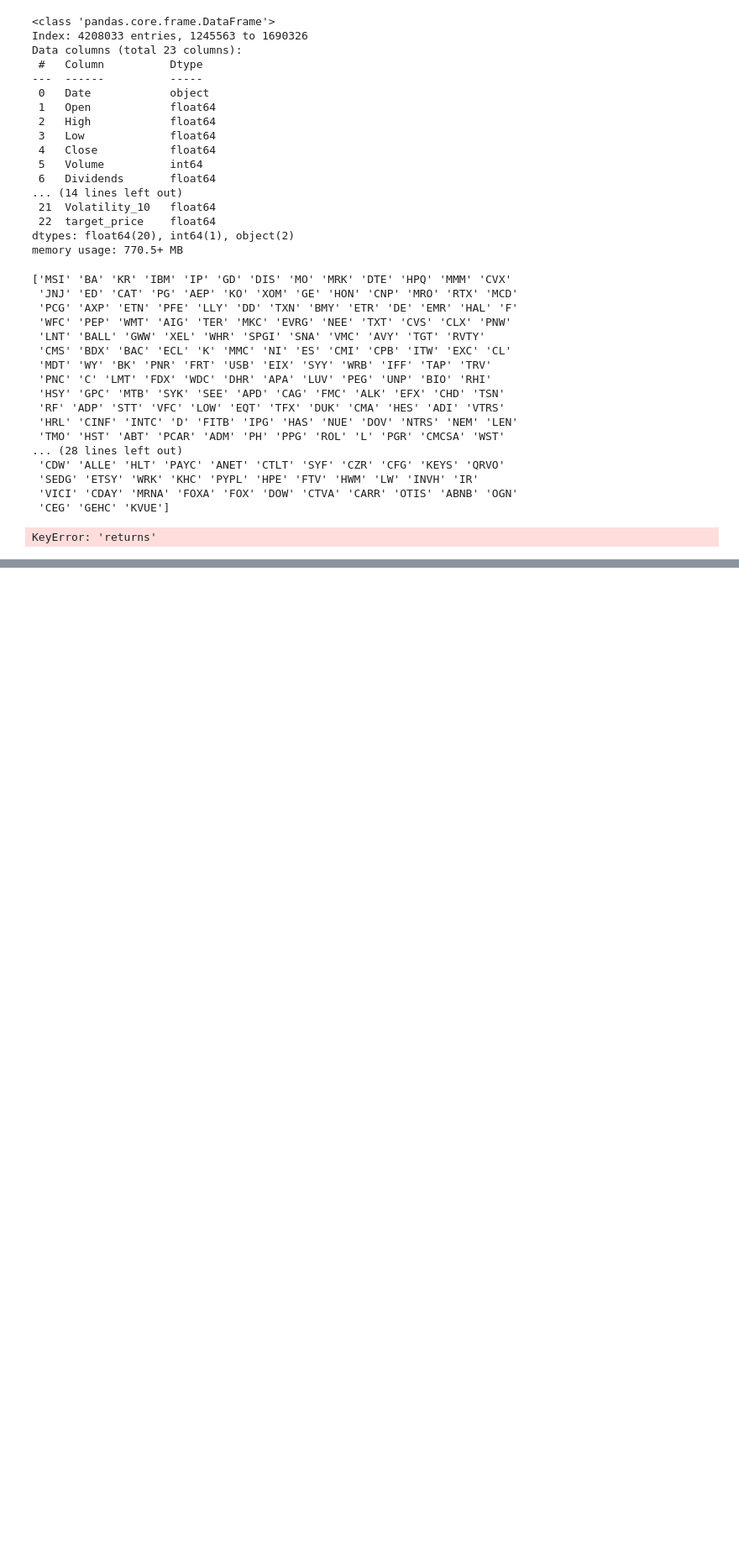
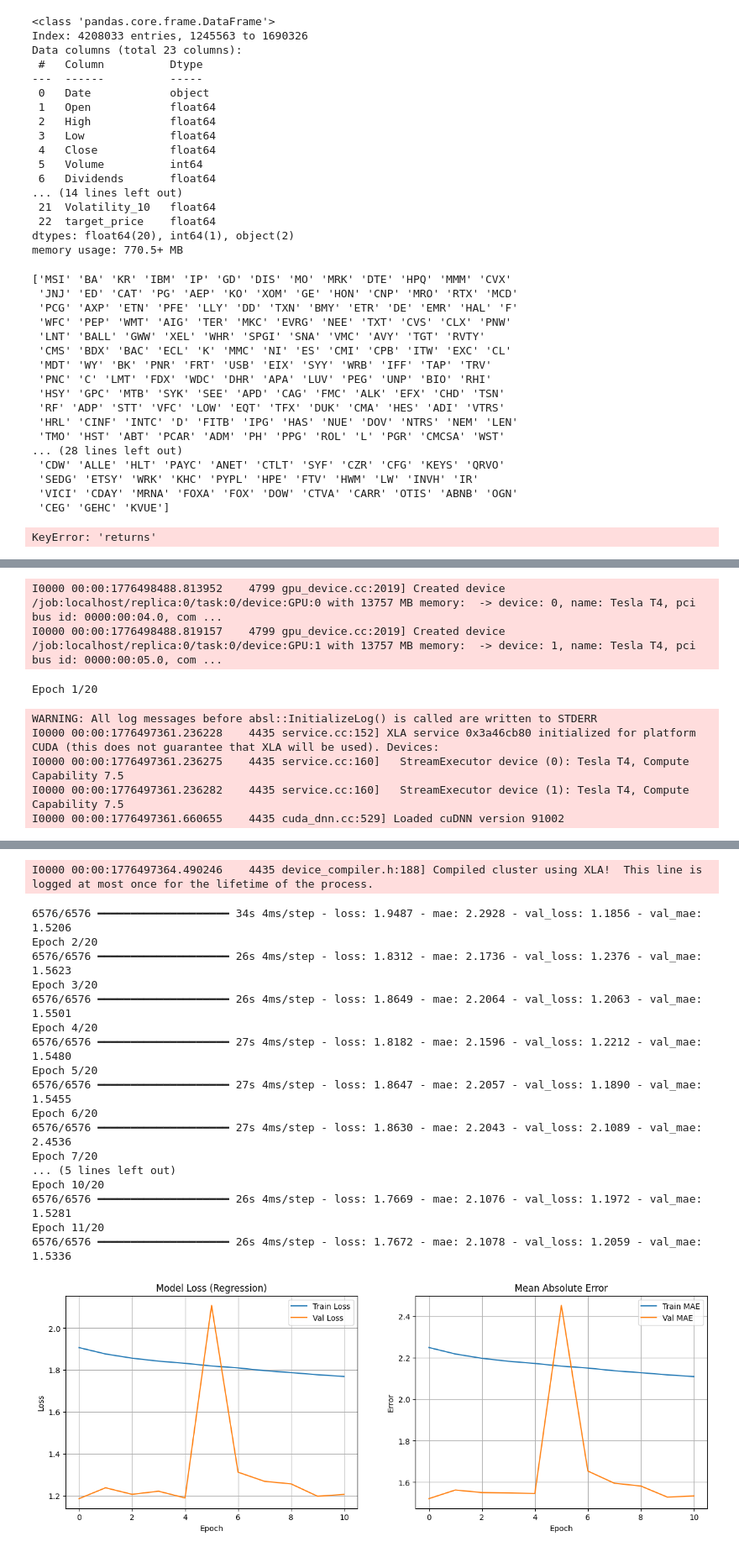
Before and after one commit to Mariam-Badr-MB/Finance-Intelligence-System, a Jupyter notebook: finance-intelligence-system.ipynb, the cells around one changed output, grey strips where cells are left out. Shown at 84% size. Cells and saved outputs as stored; diff of their text form; code cells hidden in the pictures; blank space fills up the shorter version.

Commit message:
I finished my task in Phase 2

```diff
--- a/finance-intelligence-system.ipynb
+++ b/finance-intelligence-system.ipynb
@@ -251,7 +251,7 @@ np.int64(0)
 # %%
-# yahoo_data['returns'] = yahoo_data['Close'].pct_change()
-# yahoo_data['returns'].hist(bins=50)
+yahoo_data['returns'] = yahoo_data['Close'].pct_change()
+yahoo_data['returns'].hist(bins=50)
 # %%
-# yahoo_data['rolling_mean_7'] = yahoo_data['Close'].rolling(7).mean()
-# yahoo_data['rolling_std_7'] = yahoo_data['Close'].rolling(7).std()
+yahoo_data['rolling_mean_7'] = yahoo_data['Close'].rolling(7).mean()
+yahoo_data['rolling_std_7'] = yahoo_data['Close'].rolling(7).std()
 # %%
@@ -1397,0 +1436,44 @@ comparison_table
+# %%
+yahoo_cnn1 = models.Sequential([
+    layers.Conv1D(32,8, activation='leaky_relu', padding='same', input_shape=(12,1)),
+    layers.BatchNormalization(),
+    layers.Conv1D(64,8, strides=2,activation='softplus', padding='same'),
+    layers.MaxPooling1D(pool_size = 2),
+    layers.Conv1D(64,8, activation='relu', padding='same'),
+    layers.BatchNormalization(),
+    layers.Flatten(),
+    layers.Dense(32, activation='leaky_relu'),
+    layers.Dense(1,  activation='leaky_relu'),
+
+])
+yahoo_cnn1.compile(
+    optimizer=keras.optimizers.Adam(learning_rate=keras.optimizers.schedules.ExponentialDecay(
+        initial_learning_rate=0.001,
+        decay_steps=10000,
+        decay_rate=0.9)),
+    loss='huber',
+    metrics=['mae'],
+)
+# %% [output]
+I0000 00:00:1776498488.813952    4799 gpu_device.cc:2019] Created device /job:localhost/replica:0/task:0/device:GPU:0 with 13757 MB memory:  -> device: 0, name: Tesla T4, pci bus id: 0000:00:04.0, com ...
+I0000 00:00:1776498488.819157    4799 gpu_device.cc:2019] Created device /job:localhost/replica:0/task:0/device:GPU:1 with 13757 MB memory:  -> device: 1, name: Tesla T4, pci bus id: 0000:00:05.0, com ...
+# %%
+yahoo_cnn1_history = yahoo_cnn1.fit(
+    X_yahoo_train, y_stock_train,
+    validation_data=(X_yahoo_test, y_stock_test),
+    epochs = 20,
+    batch_size = 512,
+    callbacks=[tf.keras.callbacks.EarlyStopping(
+        patience=10,
+        monitor='val_loss',
+        restore_best_weights=True),
+    ]
+)
+plot_history(yahoo_cnn1_history)
+# %% [output]
+Epoch 1/20
+WARNING: All log messages before absl::InitializeLog() is called are written to STDERR
+I0000 00:00:1776497361.236228    4435 service.cc:152] XLA service 0x3a46cb80 initialized for platform CUDA (this does not guarantee that XLA will be used). Devices:
+I0000 00:00:1776497361.236275    4435 service.cc:160]   StreamExecutor device (0): Tesla T4, Compute Capability 7.5
+I0000 00:00:1776497361.236282    4435 service.cc:160]   StreamExecutor device (1): Tesla T4, Compute Capability 7.5
+I0000 00:00:1776497361.660655    4435 cuda_dnn.cc:529] Loaded cuDNN version 91002
@@ -1397,0 +1481,19 @@ comparison_table
+I0000 00:00:1776497364.490246    4435 device_compiler.h:188] Compiled cluster using XLA!  This line is logged at most once for the lifetime of the process.
+6576/6576 ━━━━━━━━━━━━━━━━━━━━ 34s 4ms/step - loss: 1.9487 - mae: 2.2928 - val_loss: 1.1856 - val_mae: 1.5206
+Epoch 2/20
+6576/6576 ━━━━━━━━━━━━━━━━━━━━ 26s 4ms/step - loss: 1.8312 - mae: 2.1736 - val_loss: 1.2376 - val_mae: 1.5623
+Epoch 3/20
+6576/6576 ━━━━━━━━━━━━━━━━━━━━ 26s 4ms/step - loss: 1.8649 - mae: 2.2064 - val_loss: 1.2063 - val_mae: 1.5501
+Epoch 4/20
+6576/6576 ━━━━━━━━━━━━━━━━━━━━ 27s 4ms/step - loss: 1.8182 - mae: 2.1596 - val_loss: 1.2212 - val_mae: 1.5480
+Epoch 5/20
+6576/6576 ━━━━━━━━━━━━━━━━━━━━ 27s 4ms/step - loss: 1.8647 - mae: 2.2057 - val_loss: 1.1890 - val_mae: 1.5455
+Epoch 6/20
+6576/6576 ━━━━━━━━━━━━━━━━━━━━ 27s 4ms/step - loss: 1.8630 - mae: 2.2043 - val_loss: 2.1089 - val_mae: 2.4536
+Epoch 7/20
+... (5 lines left out)
+Epoch 10/20
+6576/6576 ━━━━━━━━━━━━━━━━━━━━ 26s 4ms/step - loss: 1.7669 - mae: 2.1076 - val_loss: 1.1972 - val_mae: 1.5281
+Epoch 11/20
+6576/6576 ━━━━━━━━━━━━━━━━━━━━ 26s 4ms/step - loss: 1.7672 - mae: 2.1078 - val_loss: 1.2059 - val_mae: 1.5336
+[figure, added]
```
Also changed, not shown: parts of 67 cells of this notebook.
